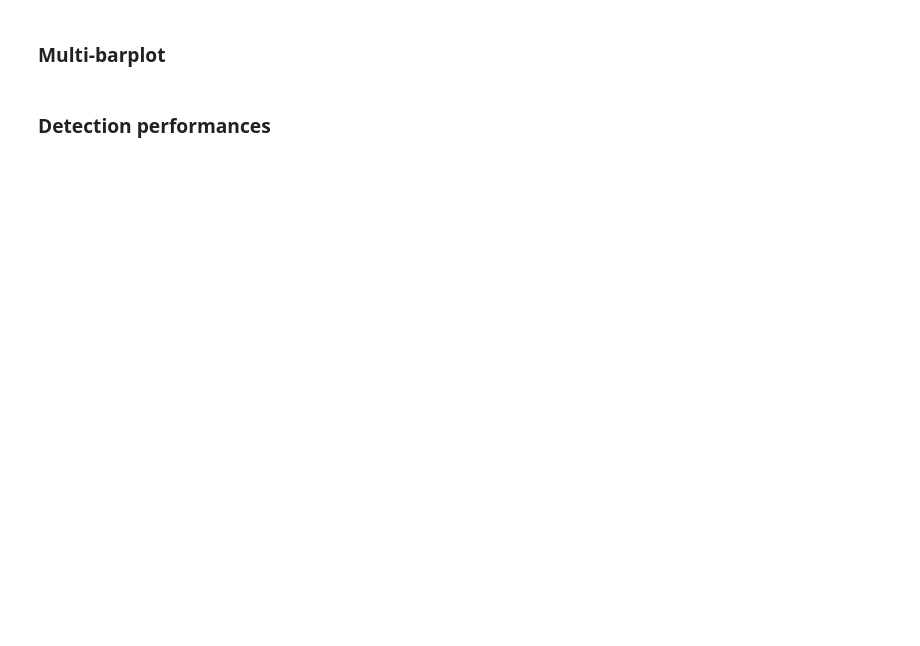
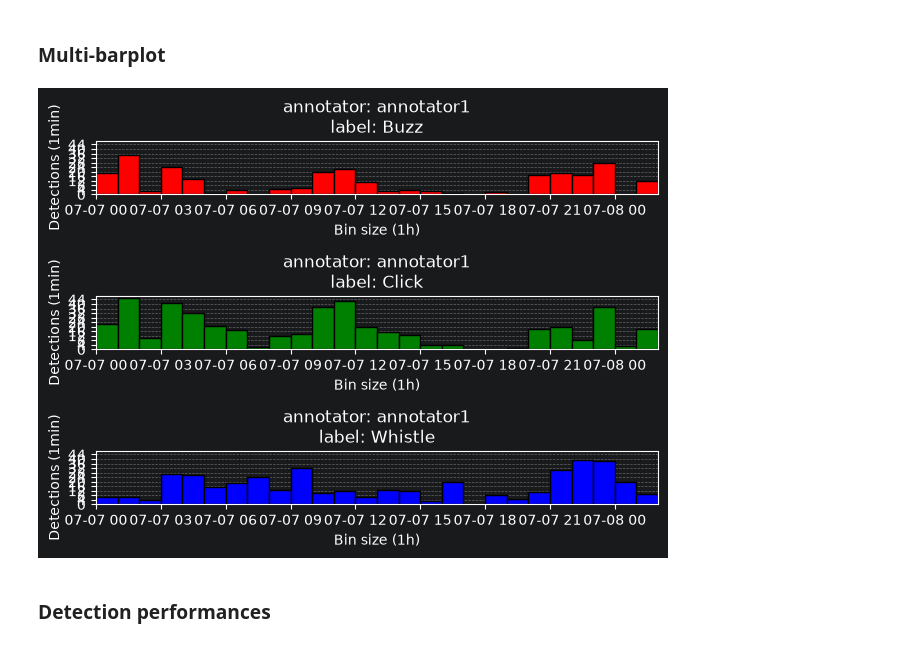
Before and after one commit to Project-OSmOSE/disclOSE, a Jupyter notebook: docs/source/example_APOCADO.ipynb, the cells around one changed output. Drawn from its saved outputs; the diff is of its cells as text; code cells hidden in the pictures; blank space fills up the shorter version.

```diff
--- a/docs/source/example_APOCADO.ipynb
+++ b/docs/source/example_APOCADO.ipynb
@@ -51,29 +50,26 @@ plt.show()
 # %%
 fig, axs = plt.subplots(3, 1)
 
-bin_size = Timedelta("1h")
-ticks = Timedelta("1h")
-fmt = "%H:%M"
-
 lim = []
-for i in range(len(data.label)):
-    axs[i] = data.set_ax(ax=axs[i], x_ticks_res=ticks, date_format=fmt)
-    data.plot(
-        mode="histogram",
-        annotator=data.annotator[0],
+color = ["red", "green", "blue"]
+for i, ax in enumerate(axs):
+    data.plot.histogram(
+        ax=ax,
+        annotator="annotator1",
         label=data.label[i],
-        ax=axs[i],
-        bin_size=bin_size,
+        bin_size=Timedelta("1h"),
+        color=color[i],
     )
     lim.append(axs[i].get_ylim()[-1])
 
 for ax in axs:
     ax.set_ylim([0, int(max(lim))])
     ax.set_yticks(range(0, int(max(lim)), 4))
 
-
 plt.tight_layout()
 plt.show()
+# %% [output]
+[figure, added]
 # %% [markdown]
 ### Detection performances
 # %%
```
Also changed, not shown: parts of 6 cells of this notebook, 11 other files.
